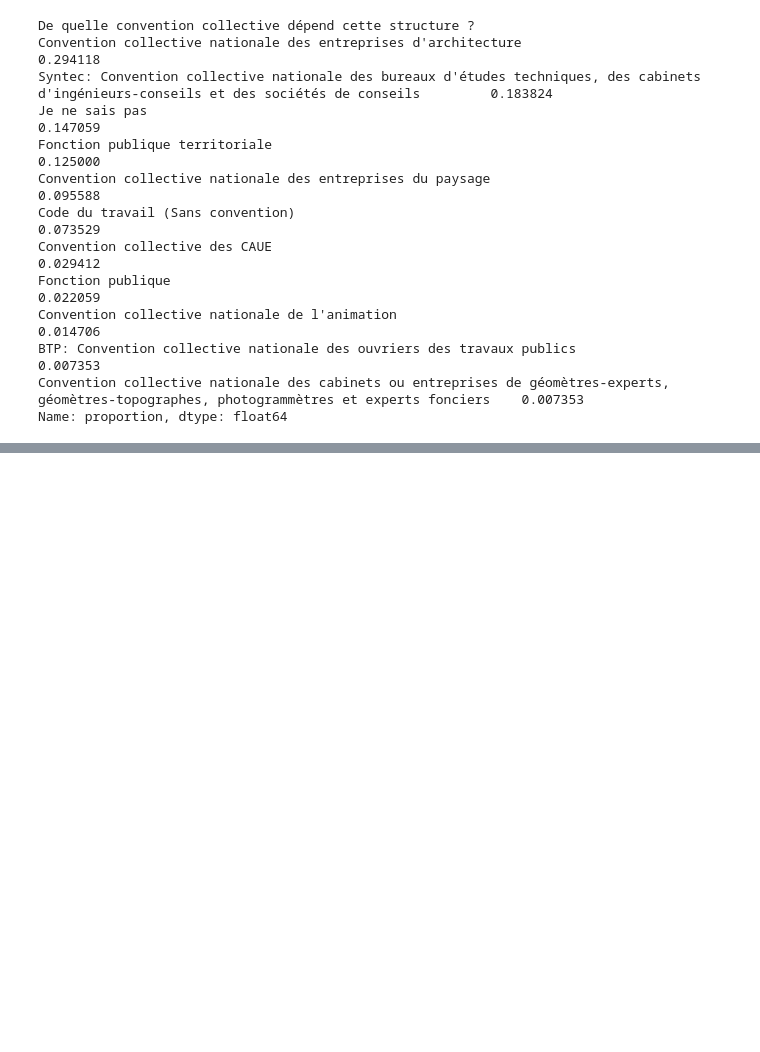
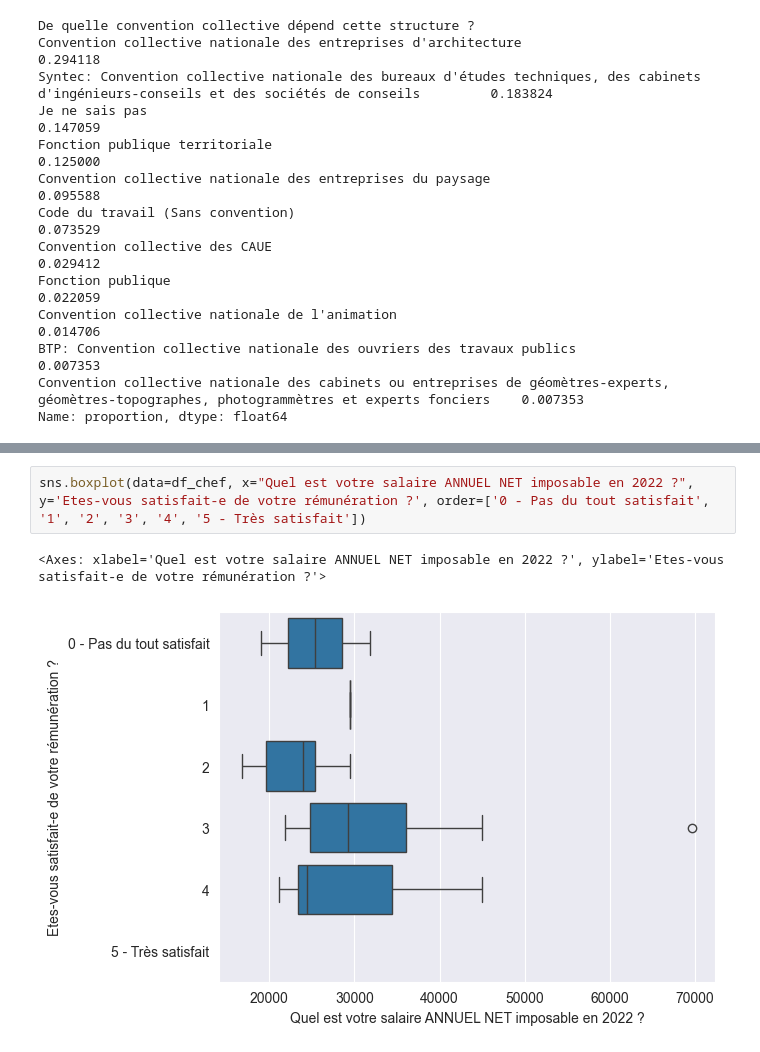
Before and after one commit to facettespaysages/etude-salariale, a Jupyter notebook: etude_remuneration_2022.ipynb, the cells around one changed output, grey strips where cells are left out. Saved outputs shown, nothing was run; the diff lists cells and outputs as text; blank space fills up the shorter version.

```diff
--- a/etude_remuneration_2022.ipynb
+++ b/etude_remuneration_2022.ipynb
@@ -113,0 +142,5 @@ Name: proportion, dtype: float64
+# %%
+sns.boxplot(data=df_chef, x="Quel est votre salaire ANNUEL NET imposable en 2022 ?", y='Etes-vous satisfait-e de votre rémunération ?', order=['0 - Pas du tout satisfait', '1', '2', '3', '4', '5 - Très satisfait'])
+# %% [output]
+<Axes: xlabel='Quel est votre salaire ANNUEL NET imposable en 2022 ?', ylabel='Etes-vous satisfait-e de votre rémunération ?'>
+[figure, added]
```
Also changed, not shown: parts of 4 cells of this notebook, 8 other files.
